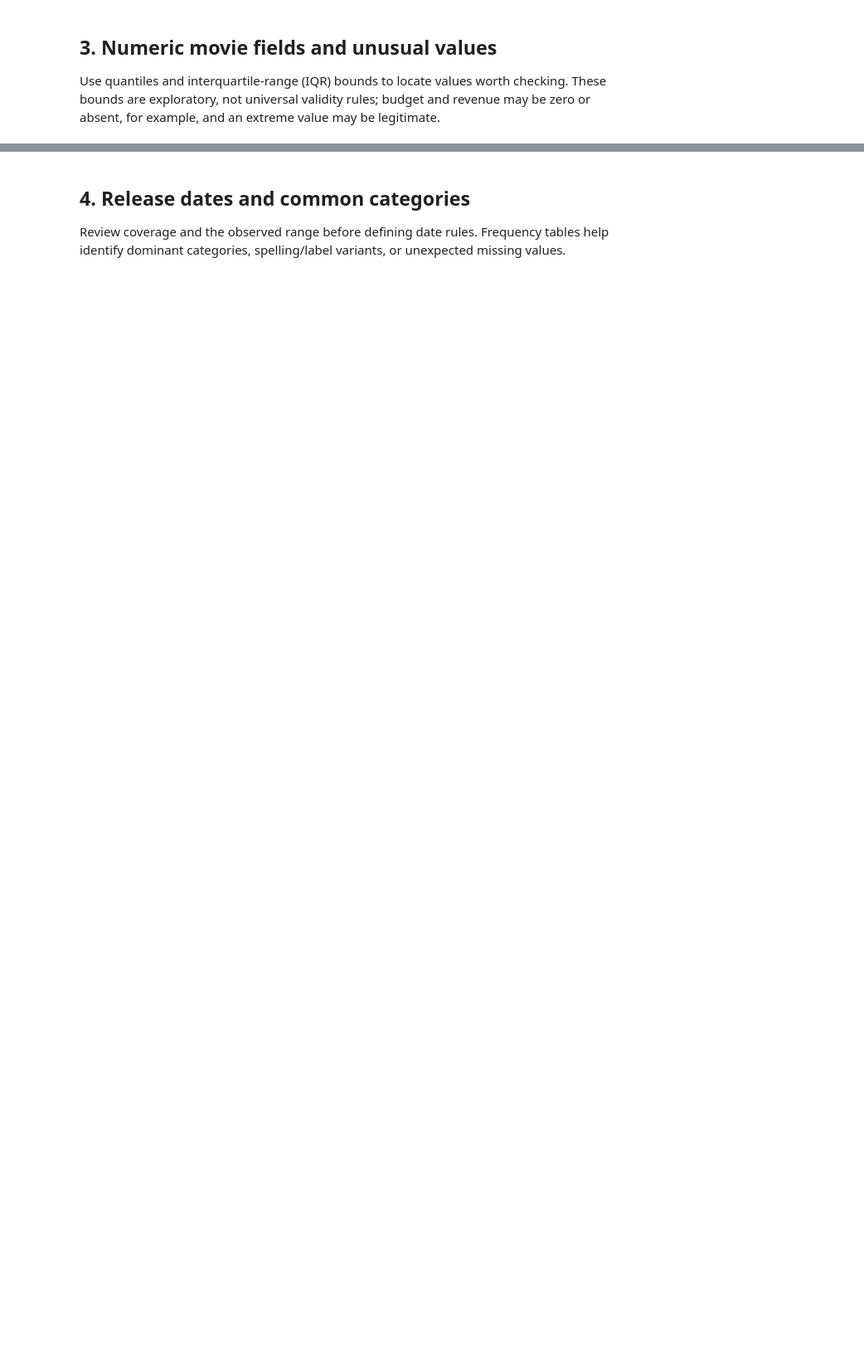
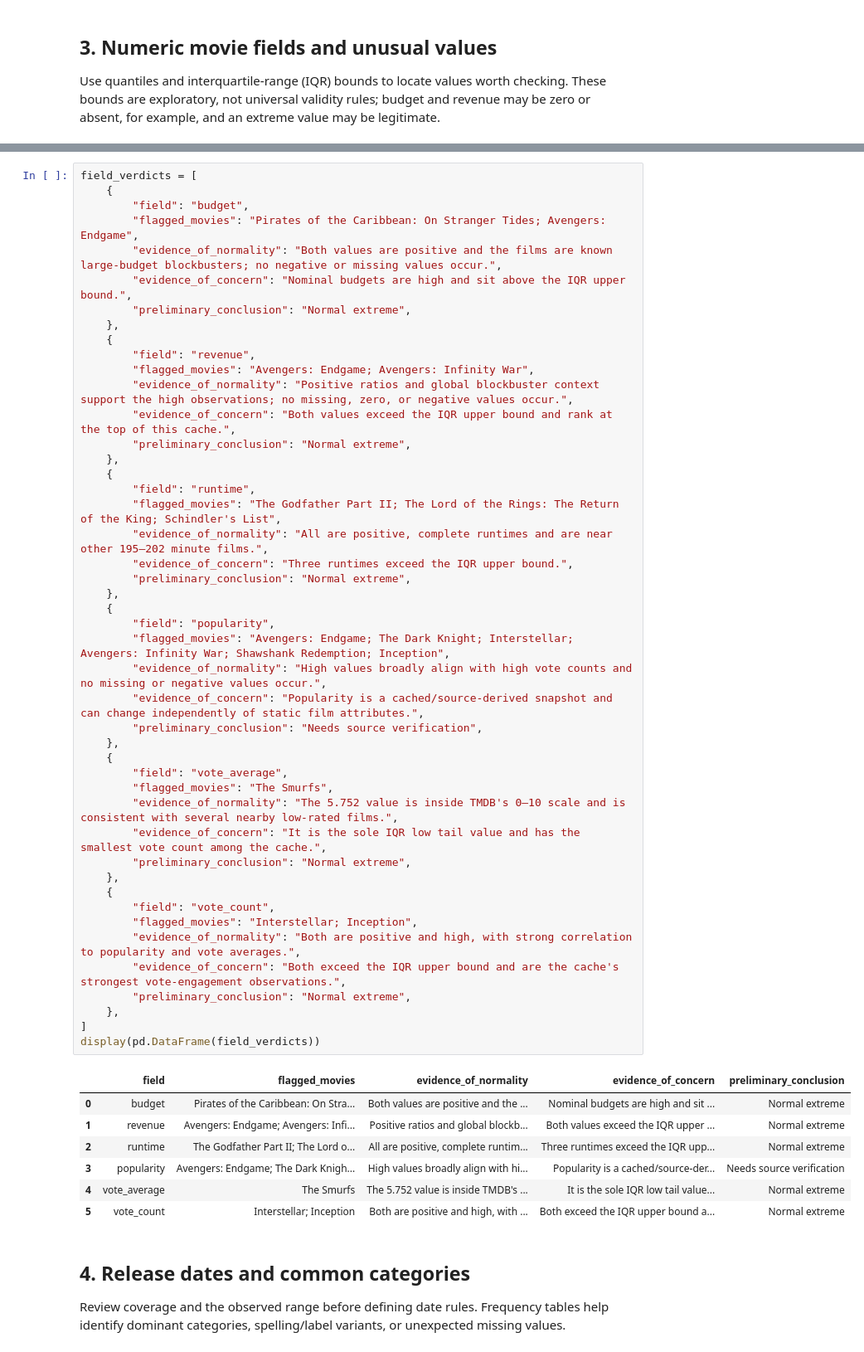
Before and after one commit to ishola-amalitech/streamvault, a Jupyter notebook: notebooks/03_eda_movie_data.ipynb, the cells around one changed output, grey strips where cells are left out. Shown at 83% size. Saved outputs shown, nothing was run; the diff lists cells and outputs as text; blank space fills up the shorter version.

```diff
--- a/notebooks/03_eda_movie_data.ipynb
+++ b/notebooks/03_eda_movie_data.ipynb
@@ -86,3 +375,57 @@ display(outlier_review)
+# %%
+field_verdicts = [
+    {
+        "field": "budget",
+        "flagged_movies": "Pirates of the Caribbean: On Stranger Tides; Avengers: Endgame",
+        "evidence_of_normality": "Both values are positive and the films are known large-budget blockbusters; no negative or missing values occur.",
+        "evidence_of_concern": "Nominal budgets are high and sit above the IQR upper bound.",
+        "preliminary_conclusion": "Normal extreme",
+    },
+    {
+        "field": "revenue",
+        "flagged_movies": "Avengers: Endgame; Avengers: Infinity War",
+        "evidence_of_normality": "Positive ratios and global blockbuster context support the high observations; no missing, zero, or negative values occur.",
+        "evidence_of_concern": "Both values exceed the IQR upper bound and rank at the top of this cache.",
+        "preliminary_conclusion": "Normal extreme",
+    },
+    {
+        "field": "runtime",
+        "flagged_movies": "The Godfather Part II; The Lord of the Rings: The Return of the King; Schindler's List",
+        "evidence_of_normality": "All are positive, complete runtimes and are near other 195–202 minute films.",
+        "evidence_of_concern": "Three runtimes exceed the IQR upper bound.",
+        "preliminary_conclusion": "Normal extreme",
+    },
+    {
+        "field": "popularity",
+        "flagged_movies": "Avengers: Endgame; The Dark Knight; Interstellar; Avengers: Infinity War; Shawshank Redemption; Inception",
+        "evidence_of_normality": "High values broadly align with high vote counts and no missing or negative values occur.",
+        "evidence_of_concern": "Popularity is a cached/source-derived snapshot and can change independently of static film attributes.",
+        "preliminary_conclusion": "Needs source verification",
+    },
+    {
+        "field": "vote_average",
+        "flagged_movies": "The Smurfs",
+        "evidence_of_normality": "The 5.752 value is inside TMDB's 0–10 scale and is consistent with several nearby low-rated films.",
+        "evidence_of_concern": "It is the sole IQR low tail value and has the smallest vote count among the cache.",
+        "preliminary_conclusion": "Normal extreme",
+    },
+    {
+        "field": "vote_count",
+        "flagged_movies": "Interstellar; Inception",
+        "evidence_of_normality": "Both are positive and high, with strong correlation to popularity and vote averages.",
+        "evidence_of_concern": "Both exceed the IQR upper bound and are the cache's strongest vote-engagement observations.",
+        "preliminary_conclusion": "Normal extreme",
+    },
+]
+display(pd.DataFrame(field_verdicts))
+# %% [output]
+|  | field | flagged_movies | evidence_of_normality | evidence_of_concern | preliminary_conclusion |
+| 0 | budget | Pirates of the Caribbean: On Stra... | Both values are positive and the ... | Nominal budgets are high and sit ... | Normal extreme |
+| 1 | revenue | Avengers: Endgame; Avengers: Infi... | Positive ratios and global blockb... | Both values exceed the IQR upper ... | Normal extreme |
+| 2 | runtime | The Godfather Part II; The Lord o... | All are positive, complete runtim... | Three runtimes exceed the IQR upp... | Normal extreme |
+| 3 | popularity | Avengers: Endgame; The Dark Knigh... | High values broadly align with hi... | Popularity is a cached/source-der... | Needs source verification |
+| 4 | vote_average | The Smurfs | The 5.752 value is inside TMDB's ... | It is the sole IQR low tail value... | Normal extreme |
+| 5 | vote_count | Interstellar; Inception | Both are positive and high, with ... | Both exceed the IQR upper bound a... | Normal extreme |
 # %% [markdown]
 ## 4. Release dates and common categories
 
```
Also changed, not shown: parts of 14 cells of this notebook, 2 other files.
